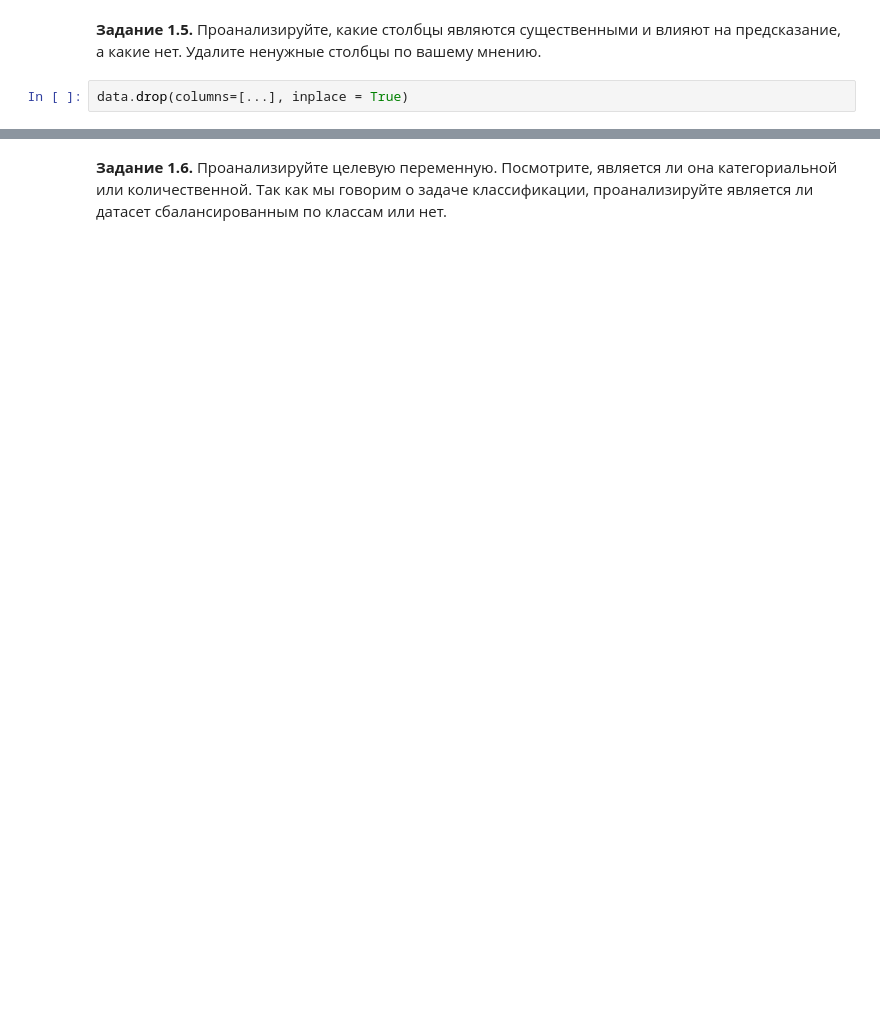
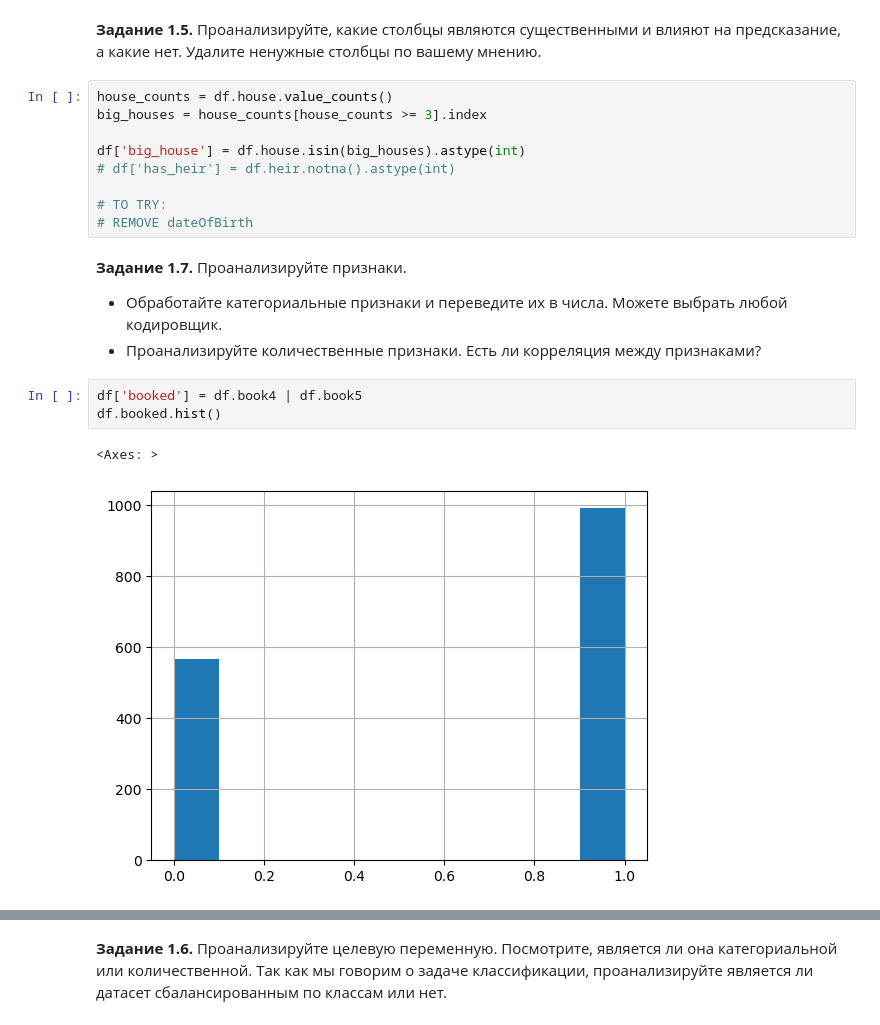
Before and after one commit to saitaro/dl-course, a Jupyter notebook: lesson_3_basics/homework_3_got.ipynb, the cells around one changed output, grey strips where cells are left out. Drawn from its saved outputs; the diff is of its cells as text; blank space fills up the shorter version.

```diff
--- a/lesson_3_basics/homework_3_got.ipynb
+++ b/lesson_3_basics/homework_3_got.ipynb
@@ -183,4 +160,21 @@ cult = {
 # %% [markdown]
 **Задание 1.5.** Проанализируйте, какие столбцы являются существенными и влияют на предсказание, а какие нет. Удалите ненужные столбцы по вашему мнению.
-# %%
-data.drop(columns=[...], inplace = True)
+# %%
+house_counts = df.house.value_counts()
+big_houses = house_counts[house_counts >= 3].index
+
+df['big_house'] = df.house.isin(big_houses).astype(int)
+# df['has_heir'] = df.heir.notna().astype(int)
+
+# TO TRY:
+# REMOVE dateOfBirth
+# %% [markdown]
+**Задание 1.7.** Проанализируйте признаки.
+  * Обработайте категориальные признаки и переведите их в числа. Можете выбрать любой кодировщик.
+  * Проанализируйте количественные признаки. Есть ли корреляция между признаками?
+# %%
+df['booked'] = df.book4 | df.book5
+df.booked.hist()
+# %% [output]
+<Axes: >
+[figure, added]
```
Also changed, not shown: parts of 64 cells of this notebook, 2 other files.
